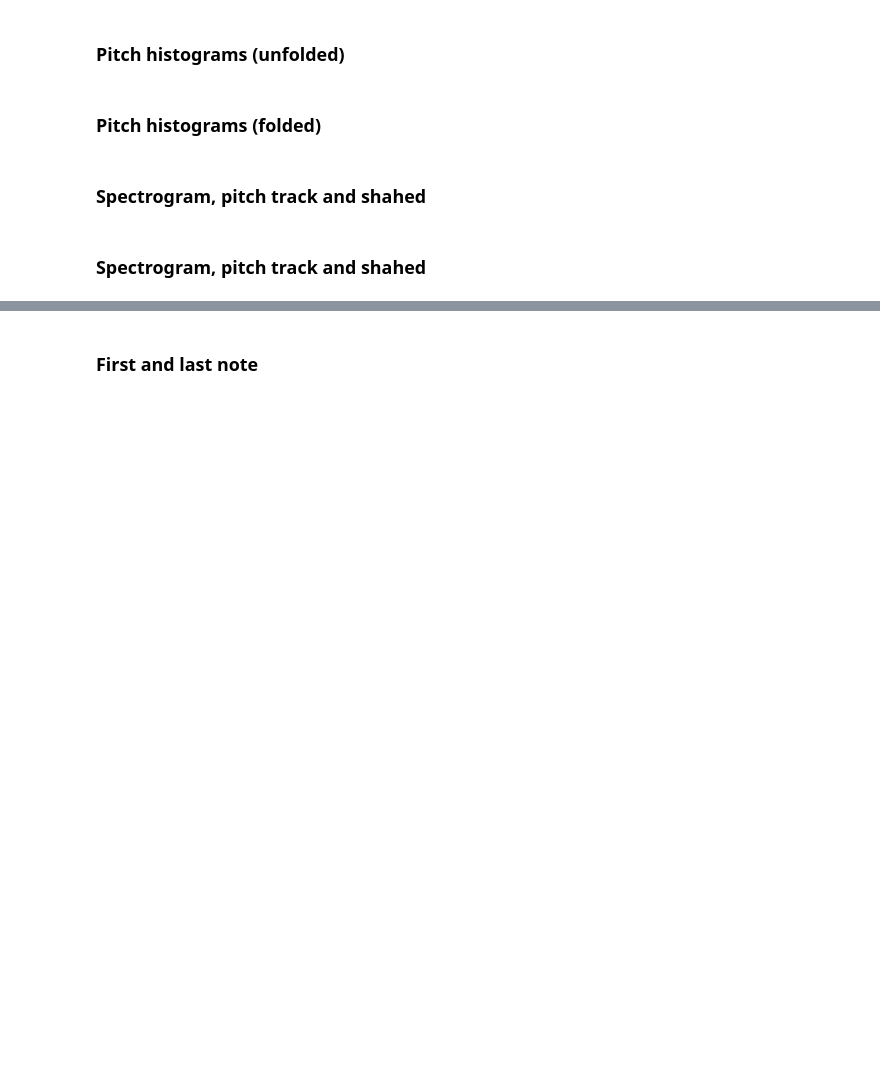
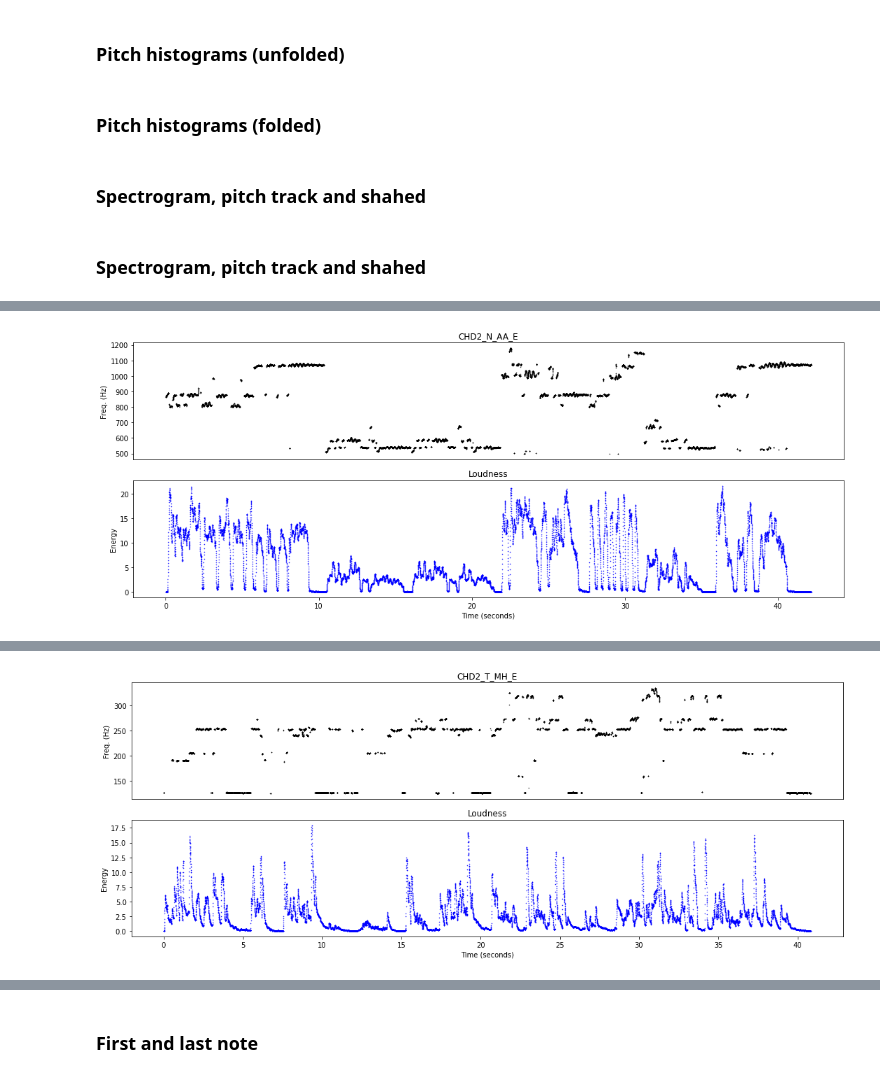
Before and after one commit to Rafael-Caro/KDC-analysis, a Jupyter notebook: KDC Analysis - SoMoS2020.ipynb, the cells around one changed output, grey strips where cells are left out. Drawn from its saved outputs; the diff is of its cells as text; code cells hidden in the pictures; blank space fills up the shorter version.

Commit message:
Cell for loudness for the whole dataset

```diff
--- a/KDC Analysis - SoMoS2020.ipynb
+++ b/KDC Analysis - SoMoS2020.ipynb
@@ -606,7 +572,8 @@ for i in range(1, len(kdc_data)):
     minf0 = float(row_data[8])
     maxf0 = float(row_data[9])
     f0_cf = float(row_data[10])
-    print('\tAnnotated Minf0: {}\tMaxf0: {}\tf0_cf: {}'.format(minf0, maxf0, f0_cf))
+    duration = row_data[11]
+    print('\tAnnotated Minf0: {}\tMaxf0: {}\tf0_cf: {}\tDuration: {}'.format(minf0, maxf0, f0_cf, duration))
     # Compute pitchtrack
     f0 = eu.get_f0(audio, minf0=minf0, maxf0=maxf0, cf=f0_cf, ws=windowSize, hs=hopSize)
     print('\tComputed  Minf0: {}\tMaxf0: {}'.format(np.floor(min(f0[f0>0])), np.ceil(max(f0))))
@@ -646,7 +613,8 @@ for i in range(1, len(kdc_data)):
     minf0 = float(row_data[8])
     maxf0 = float(row_data[9])
     f0_cf = float(row_data[10])
-    print('\tAnnotated Minf0: {}\tMaxf0: {}\tf0_cf: {}'.format(minf0, maxf0, f0_cf))
+    duration = row_data[11]
+    print('\tAnnotated Minf0: {}\tMaxf0: {}\tf0_cf: {}\tDuration: {}'.format(minf0, maxf0, f0_cf, duration))
     # Compute pitchtrack
     f0 = eu.get_f0(audio, minf0=minf0, maxf0=maxf0, cf=f0_cf, ws=windowSize, hs=hopSize)
     print('\tComputed  Minf0: {}\tMaxf0: {}'.format(np.floor(min(f0[f0>0])), np.ceil(max(f0))))
@@ -718,7 +686,8 @@ for i in range(1, len(kdc_data)):
     minf0 = float(row_data[8])
     maxf0 = float(row_data[9])
     f0_cf = float(row_data[10])
-    print('\tAnnotated Minf0: {}\tMaxf0: {}\tf0_cf: {}'.format(minf0, maxf0, f0_cf))
+    duration = row_data[11]
+    print('\tAnnotated Minf0: {}\tMaxf0: {}\tf0_cf: {}\tDuration: {}'.format(minf0, maxf0, f0_cf, duration))
     # Compute pitchtrack
     f0 = eu.get_f0(audio, minf0=minf0, maxf0=maxf0, cf=f0_cf, ws=windowSize, hs=hopSize)
     f0cents = 1200 * np.log2(f0[f0>0] / float(shahed))
@@ -770,7 +739,7 @@ except:
 
 plt.rcParams['figure.figsize'] = (15, 6)
 
-for i in range(i, len(kdc_data)):
+for i in range(1, len(kdc_data)):
     # Process data
     row = kdc_data[i]
     row_data = row.rstrip().split(';')
@@ -784,12 +753,14 @@ for i in range(i, len(kdc_data)):
     minf0 = float(row_data[8])
     maxf0 = float(row_data[9])
     f0_cf = float(row_data[10])
-    print('\tAnnotated Minf0: {}\tMaxf0: {}\tf0_cf: {}'.format(minf0, maxf0, f0_cf))
-    # Compute spectrogram
-    x, y, z = eu.spectrogram(audio, ws=windowSize, hs=hopSize)
+    duration = row_data[11]
+    print('\tAnnotated Minf0: {}\tMaxf0: {}\tf0_cf: {}\tDuration: {}'.format(minf0, maxf0, f0_cf, duration))
     # Compute pitchtrack
     f0 = eu.get_f0(audio, minf0=minf0, maxf0=maxf0, cf=f0_cf, ws=windowSize, hs=hopSize)
     print('\tComputed  Minf0: {}\tMaxf0: {}'.format(np.floor(min(f0[f0>0])), np.ceil(max(f0))))
+    # Compute spectrogram
+    x, y, z = eu.spectrogram(audio, ws=windowSize, hs=hopSize)
+    print('\tSpectrogram computed!')
     # Plotting
     fileGenName = os.path.join(pt_folder, col_folder, filename[:-5])
     timeStamps = np.arange(f0.size)*hopSize/44100
@@ -877,0 +852,59 @@ print('\nAll files computed!')
+# %%
+loud = es.Loudness()
+
+pt_folder = os.path.join(kdc_folder, 'loudness')
+try:
+    os.mkdir(pt_folder)
+    os.mkdir(os.path.join(pt_folder, 'KDC-CR'))
+    os.mkdir(os.path.join(pt_folder, 'KDC-OR'))
+except:
+    print('(The loudness folder already exists)\n')
+
+plt.rcParams['figure.figsize'] = (15, 6)
+
+for i in range(20, len(kdc_data)):
+    # Process data
+    row = kdc_data[i]
+    row_data = row.rstrip().split(';')
+    col_folder = 'KDC-'+row_data[1]
+    filename = row_data[0]
+    print('Processing {}/{} (row #{})'.format(col_folder, filename, i))
+    recording_path = os.path.join(kdc_folder, col_folder, filename)
+    loader = es.MonoLoader(filename=recording_path)
+    audio = eqLoud(loader())
+    shahed = float(row_data[7])
+    minf0 = float(row_data[8])
+    maxf0 = float(row_data[9])
+    f0_cf = float(row_data[10])
+    duration = row_data[11]
+    print('\tAnnotated Minf0: {}\tMaxf0: {}\tf0_cf: {}\tDuration: {}'.format(minf0, maxf0, f0_cf, duration))
+    # Compute pitchtrack
+    f0 = eu.get_f0(audio, minf0=minf0, maxf0=maxf0, cf=f0_cf, ws=windowSize, hs=hopSize)
+    print('\tComputed  Minf0: {}\tMaxf0: {}'.format(np.floor(min(f0[f0>0])), np.ceil(max(f0))))
+    # Compute loudness
+    loudTrack = []
+    for frame in es.FrameGenerator(audio, frameSize=2048, hopSize=hopSize):
+        frameLoud = loud(frame)
+        loudTrack.append(frameLoud)
+    print('\tLoudness computed!')
+    # Plotting
+    fileGenName = os.path.join(pt_folder, col_folder, filename[:-5])
+    timeStamps = np.arange(f0.size)*hopSize/44100
+    plt.figure()
+    plt.subplot(211)
+    plt.plot(timeStamps[f0>0], f0[f0>0], '.k', markersize=1)
+    plt.title(filename.split('.')[0])
+    plt.ylabel('Freq. (Hz)')
+    plt.xticks([])
+    plt.subplot(212)
+    plt.plot(timeStamps, loudTrack, '.b', markersize=1)
+    plt.title('Loudness')
+    plt.ylabel('Energy')
+    plt.xlabel('Time (seconds)')
+    plt.tight_layout()
+    plt.savefig(fileGenName + '-loudness.png')
+    plt.show()
+    print('\tDone!\n')
+
+print('\nAll files computed!')
+# %% [output]
@@ -877,0 +917 @@ print('\nAll files computed!')
+[figure, added]
@@ -877,0 +924 @@ print('\nAll files computed!')
+[figure, added]
```
Also changed, not shown: parts of 8 cells of this notebook.
